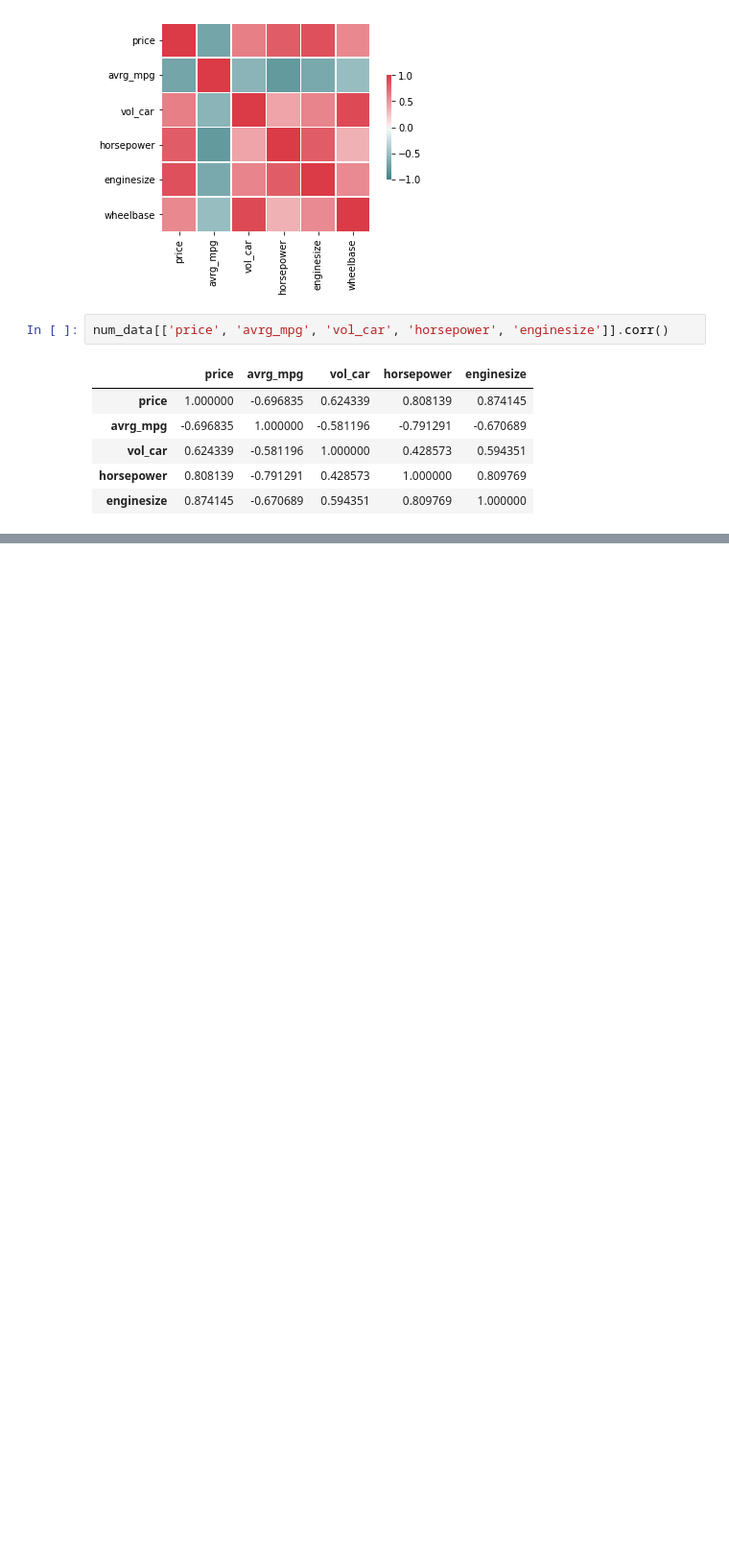
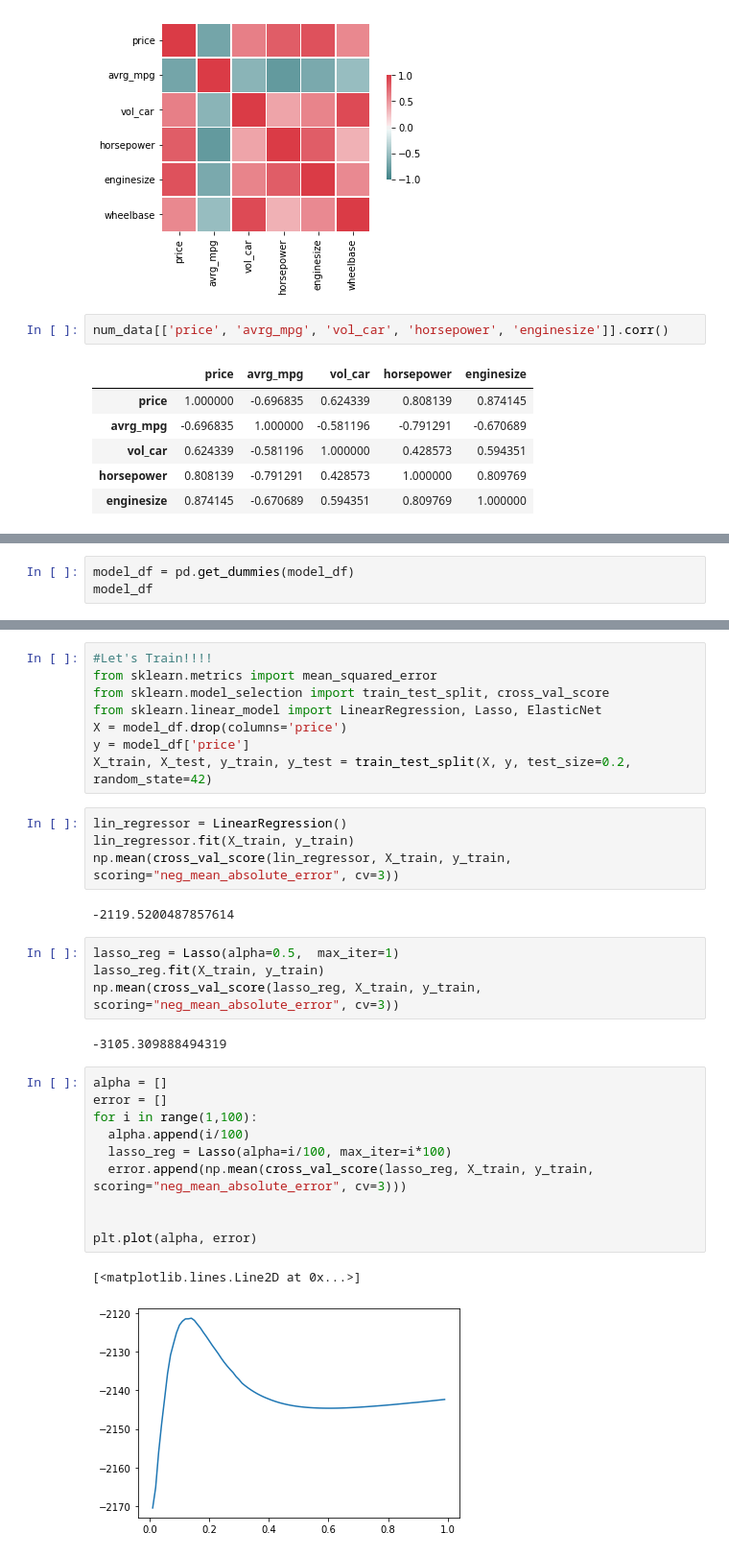
Before and after one commit to JesusNoelValMo/Machine_Learning_Book, a Jupyter notebook: Projects/car_price_prediction/car_price_prediction.ipynb, the cells around one changed output, grey strips where cells are left out. Shown at 96% size. Saved outputs shown, nothing was run; the diff lists cells and outputs as text; blank space fills up the shorter version.

Commit message:
Taking care of cat features, Cross validate Linear reg, Lasso, Elastic Net and compare them... Linear reg did it better

```diff
--- a/Projects/car_price_prediction/car_price_prediction.ipynb
+++ b/Projects/car_price_prediction/car_price_prediction.ipynb
@@ -130,0 +205,3 @@ num_data[['price', 'avrg_mpg', 'vol_car', 'horsepower', 'enginesize']].corr()
+# %%
+model_df = pd.get_dummies(model_df)
+model_df
@@ -130,0 +222,33 @@ num_data[['price', 'avrg_mpg', 'vol_car', 'horsepower', 'enginesize']].corr()
+# %%
+#Let's Train!!!!
+from sklearn.metrics import mean_squared_error
+from sklearn.model_selection import train_test_split, cross_val_score
+from sklearn.linear_model import LinearRegression, Lasso, ElasticNet
+X = model_df.drop(columns='price')
+y = model_df['price']
+X_train, X_test, y_train, y_test = train_test_split(X, y, test_size=0.2, random_state=42)
+# %%
+lin_regressor = LinearRegression()
+lin_regressor.fit(X_train, y_train)
+np.mean(cross_val_score(lin_regressor, X_train, y_train, scoring="neg_mean_absolute_error", cv=3))
+# %% [output]
+-2119.5200487857614
+# %%
+lasso_reg = Lasso(alpha=0.5,  max_iter=1)
+lasso_reg.fit(X_train, y_train)
+np.mean(cross_val_score(lasso_reg, X_train, y_train, scoring="neg_mean_absolute_error", cv=3))
+# %% [output]
+-3105.309888494319
+# %%
+alpha = []
+error = []
+for i in range(1,100):
+  alpha.append(i/100)
+  lasso_reg = Lasso(alpha=i/100, max_iter=i*100)
+  error.append(np.mean(cross_val_score(lasso_reg, X_train, y_train, scoring="neg_mean_absolute_error", cv=3)))
+
+
+plt.plot(alpha, error)
+# %% [output]
+[<matplotlib.lines.Line2D at 0x...>]
+[figure, added]
```
Also changed, not shown: parts of 9 cells of this notebook.
